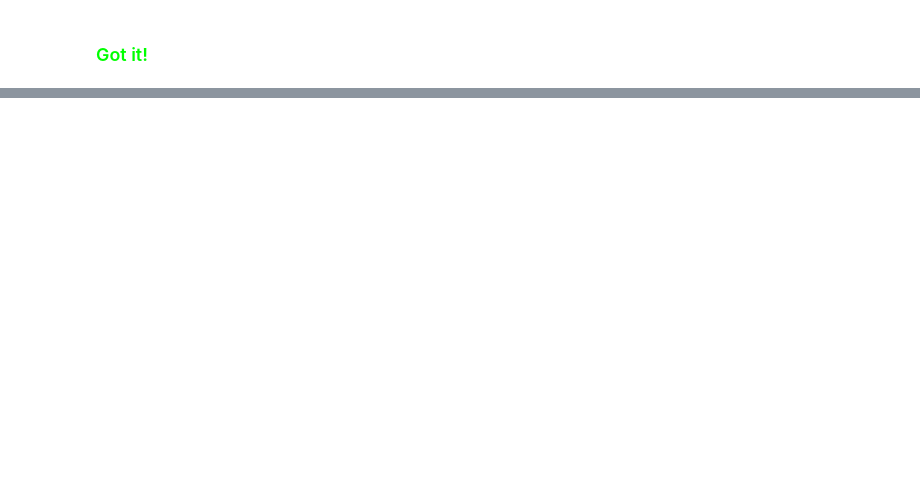
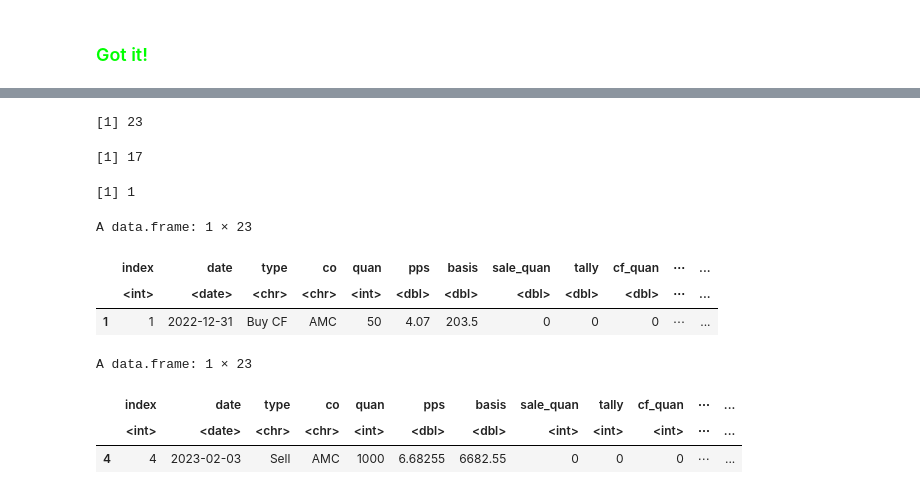
Before and after one commit to GrayCoHub/fifo_by_rows, a Jupyter notebook: fifo_rows_redo.ipynb, the cells around one changed output, grey strips where cells are left out. Cells and saved outputs as stored; diff of their text form; code cells hidden in the pictures; blank space fills up the shorter version.

```diff
--- a/fifo_rows_redo.ipynb
+++ b/fifo_rows_redo.ipynb
@@ -587,0 +391,24 @@ head(sells,3)
+# %%
+nrow(buys)    # if  b > s, then -1, +1 , t/f 23/17
+nrow(sells)   # if  s > b, then -1, +1 , t/f 22/18
+nrow(sale_records)
+
+#
+# %% [output]
+[1] 23
+[1] 17
+[1] 1
+# %%
+b <- buys[1,]
+s <- sells[1,]
+b
+s
+# %% [output]
+A data.frame: 1 × 23
+|  | index | date | type | co | quan | pps | basis | sale_quan | tally | cf_quan | ⋯ | ... |
+|  | <int> | <date> | <chr> | <chr> | <int> | <dbl> | <dbl> | <dbl> | <dbl> | <dbl> | ⋯ | ... |
+| 1 | 1 | 2022-12-31 | Buy CF | AMC | 50 | 4.07 | 203.5 | 0 | 0 | 0 | ⋯ | ... |
+A data.frame: 1 × 23
+|  | index | date | type | co | quan | pps | basis | sale_quan | tally | cf_quan | ⋯ | ... |
+|  | <int> | <date> | <chr> | <chr> | <int> | <dbl> | <dbl> | <int> | <int> | <int> | ⋯ | ... |
+| 4 | 4 | 2023-02-03 | Sell | AMC | 1000 | 6.68255 | 6682.55 | 0 | 0 | 0 | ⋯ | ... |
```
Also changed, not shown: parts of 52 cells of this notebook.
